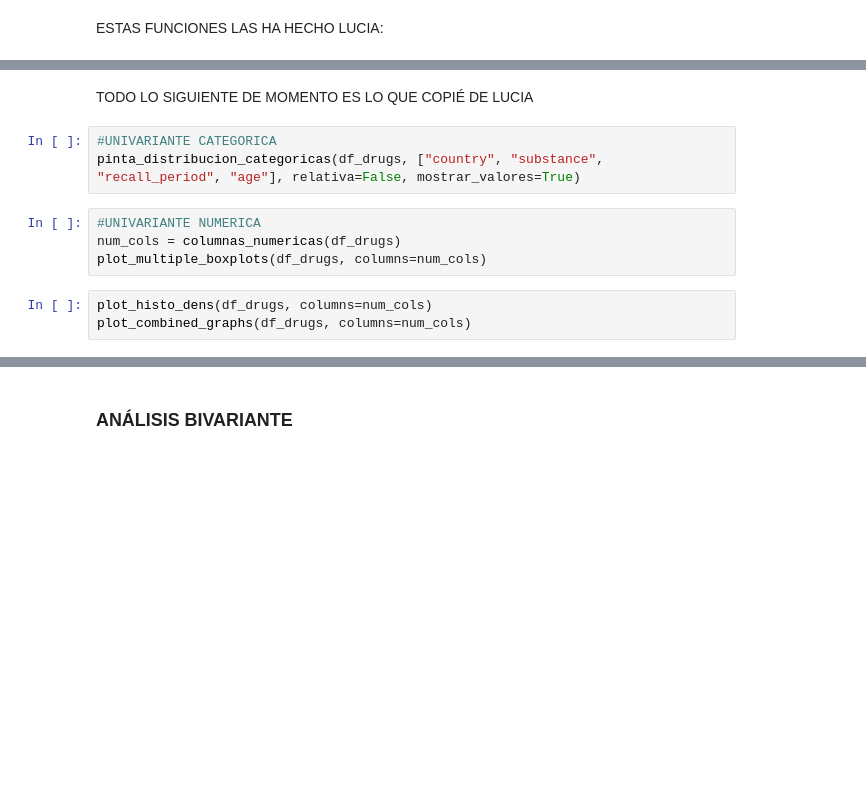
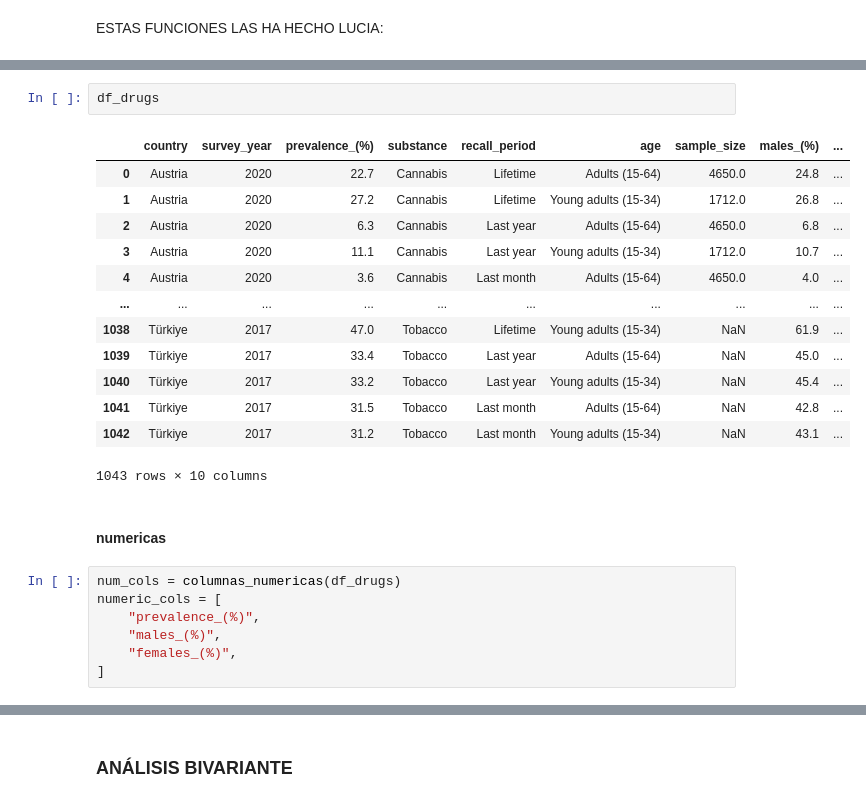
Before and after one commit to Luciajp-ds/EDA_european_drug, a Jupyter notebook: src/notebooks/H1_Rebe.ipynb, the cells around one changed output, grey strips where cells are left out. Cells and saved outputs as stored; diff of their text form; blank space fills up the shorter version.

```diff
--- a/src/notebooks/H1_Rebe.ipynb
+++ b/src/notebooks/H1_Rebe.ipynb
@@ -166,12 +273,25 @@ def plot_combined_graphs(df, columns, whisker_width=1.5):
+# %%
+df_drugs
+# %% [output]
+|  | country | survey_year | prevalence_(%) | substance | recall_period | age | sample_size | males_(%) | ... |
+| 0 | Austria | 2020 | 22.7 | Cannabis | Lifetime | Adults (15-64) | 4650.0 | 24.8 | ... |
+| 1 | Austria | 2020 | 27.2 | Cannabis | Lifetime | Young adults (15-34) | 1712.0 | 26.8 | ... |
+| 2 | Austria | 2020 | 6.3 | Cannabis | Last year | Adults (15-64) | 4650.0 | 6.8 | ... |
+| 3 | Austria | 2020 | 11.1 | Cannabis | Last year | Young adults (15-34) | 1712.0 | 10.7 | ... |
+| 4 | Austria | 2020 | 3.6 | Cannabis | Last month | Adults (15-64) | 4650.0 | 4.0 | ... |
+| ... | ... | ... | ... | ... | ... | ... | ... | ... | ... |
+| 1038 | Türkiye | 2017 | 47.0 | Tobacco | Lifetime | Young adults (15-34) | NaN | 61.9 | ... |
+| 1039 | Türkiye | 2017 | 33.4 | Tobacco | Last year | Adults (15-64) | NaN | 45.0 | ... |
+| 1040 | Türkiye | 2017 | 33.2 | Tobacco | Last year | Young adults (15-34) | NaN | 45.4 | ... |
+| 1041 | Türkiye | 2017 | 31.5 | Tobacco | Last month | Adults (15-64) | NaN | 42.8 | ... |
+| 1042 | Türkiye | 2017 | 31.2 | Tobacco | Last month | Young adults (15-34) | NaN | 43.1 | ... |
+1043 rows × 10 columns
 # %% [markdown]
-TODO LO SIGUIENTE DE MOMENTO ES LO QUE COPIÉ DE LUCIA
+#### numericas
 # %%
-#UNIVARIANTE CATEGORICA
-pinta_distribucion_categoricas(df_drugs, ["country", "substance", "recall_period", "age"], relativa=False, mostrar_valores=True)
+num_cols = columnas_numericas(df_drugs)
+numeric_cols = [
+    "prevalence_(%)",
+    "males_(%)",
+    "females_(%)",
+]
-# %%
-#UNIVARIANTE NUMERICA
-num_cols = columnas_numericas(df_drugs)
-plot_multiple_boxplots(df_drugs, columns=num_cols)
-# %%
-plot_histo_dens(df_drugs, columns=num_cols)
-plot_combined_graphs(df_drugs, columns=num_cols)
```
Also changed, not shown: parts of 17 cells of this notebook, 1 other file.
